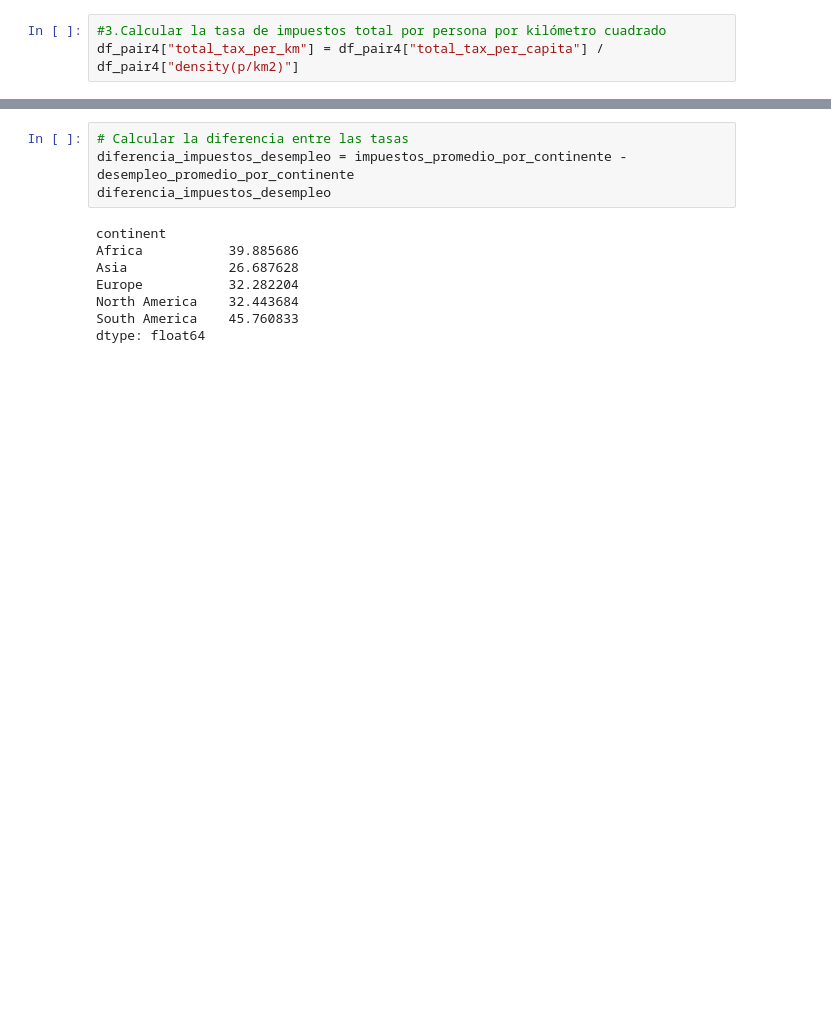
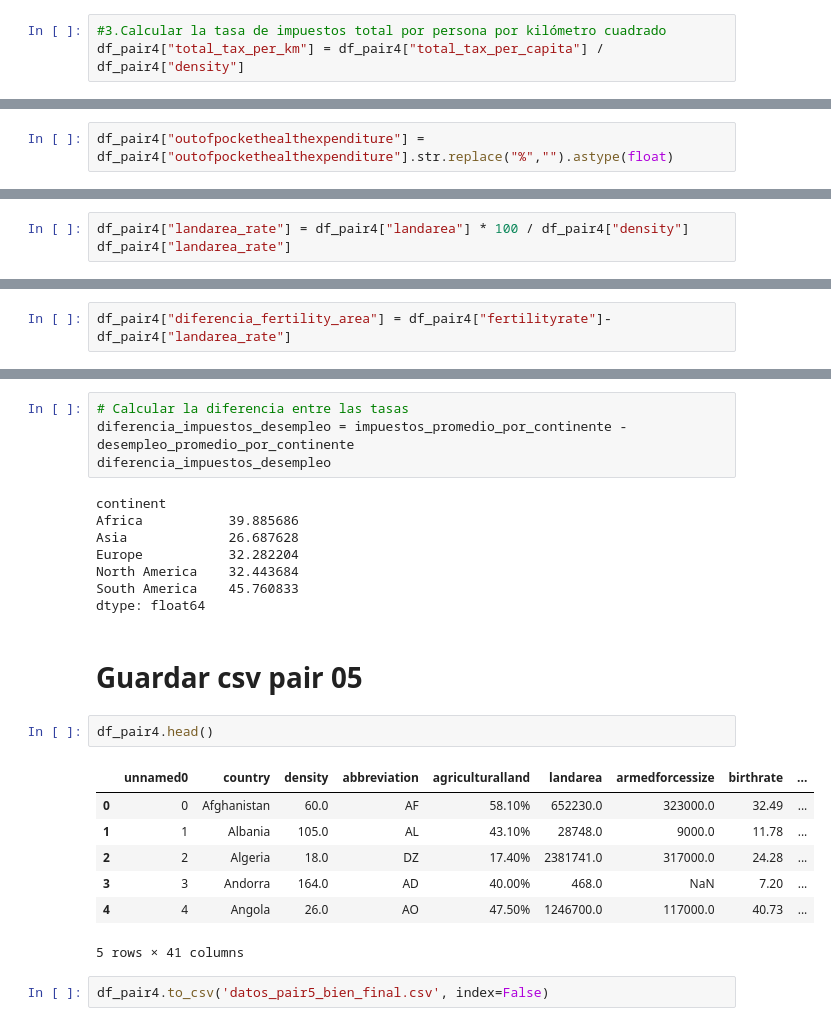
Before and after one commit to BSReguera/Pair-Programming-Modulo-3-Sprint1, a Jupyter notebook: pairprogramming-modulo3-leccion05.ipynb, the cells around one changed output, grey strips where cells are left out. Drawn from its saved outputs; the diff is of its cells as text; blank space fills up the shorter version.

```diff
--- a/pairprogramming-modulo3-leccion05.ipynb
+++ b/pairprogramming-modulo3-leccion05.ipynb
@@ -311,6 +333,6 @@ Name: density(p/km2), dtype: float64
 # %%
 #3.Calcular la tasa de impuestos total por persona por kilómetro cuadrado
-df_pair4["total_tax_per_km"] = df_pair4["total_tax_per_capita"] / df_pair4["density(p/km2)"]
+df_pair4["total_tax_per_km"] = df_pair4["total_tax_per_capita"] / df_pair4["density"]
 # %%
 #4. Encontrar el país que tiene el valor más alto en esta nueva columna calculada.
 # Usar el método idxmax(), para encontrar el indice del pais con el valor máximo en la columna.
@@ -337,3 +374,5 @@ Calcula la diferencia entre el PIB promedio y el gasto en salud de bolsillo prom
+# %%
+df_pair4["outofpockethealthexpenditure"] = df_pair4["outofpockethealthexpenditure"].str.replace("%","").astype(float)
 # %%
 # Agrupa el DataFrame por idioma oficial y calcula la media del Gasto de Bolsillo en salud (out_of_pocket_health_expenditure) y del GPD.
 diferencia_pib_salud_idioma = df_pair4.groupby("officiallanguage")[["gdp", "outofpockethealthexpenditure"]].mean()
@@ -433,3 +472,6 @@ Index(['Unnamed: 0', 'unnamed0', 'country', 'density(p/km2)', 'abbreviation',
       dtype='object')
 # %% [markdown]
 9. ¿Cuál es la tasa de natalidad máxima y área forestal por continente? Encuentra el país con la tasa de natalidad más alta por cada punto porcentual de área forestal.
+# %%
+df_pair4["landarea_rate"] = df_pair4["landarea"] * 100 / df_pair4["density"]
+df_pair4["landarea_rate"]
@@ -465,0 +524,2 @@ NameError: name 'fertility_country' is not defined
+# %%
+df_pair4["diferencia_fertility_area"] = df_pair4["fertilityrate"]-df_pair4["landarea_rate"]
@@ -501,3 +558,17 @@ Europe           32.282204
 North America    32.443684
 South America    45.760833
 dtype: float64
+# %% [markdown]
+# Guardar csv pair 05
+# %%
+df_pair4.head()
+# %% [output]
+|  | unnamed0 | country | density | abbreviation | agriculturalland | landarea | armedforcessize | birthrate | ... |
+| 0 | 0 | Afghanistan | 60.0 | AF | 58.10% | 652230.0 | 323000.0 | 32.49 | ... |
+| 1 | 1 | Albania | 105.0 | AL | 43.10% | 28748.0 | 9000.0 | 11.78 | ... |
+| 2 | 2 | Algeria | 18.0 | DZ | 17.40% | 2381741.0 | 317000.0 | 24.28 | ... |
+| 3 | 3 | Andorra | 164.0 | AD | 40.00% | 468.0 | NaN | 7.20 | ... |
+| 4 | 4 | Angola | 26.0 | AO | 47.50% | 1246700.0 | 117000.0 | 40.73 | ... |
+5 rows × 41 columns
+# %%
+df_pair4.to_csv('datos_pair5_bien_final.csv', index=False)
```
Also changed, not shown: parts of 31 cells of this notebook, 8 other files.
